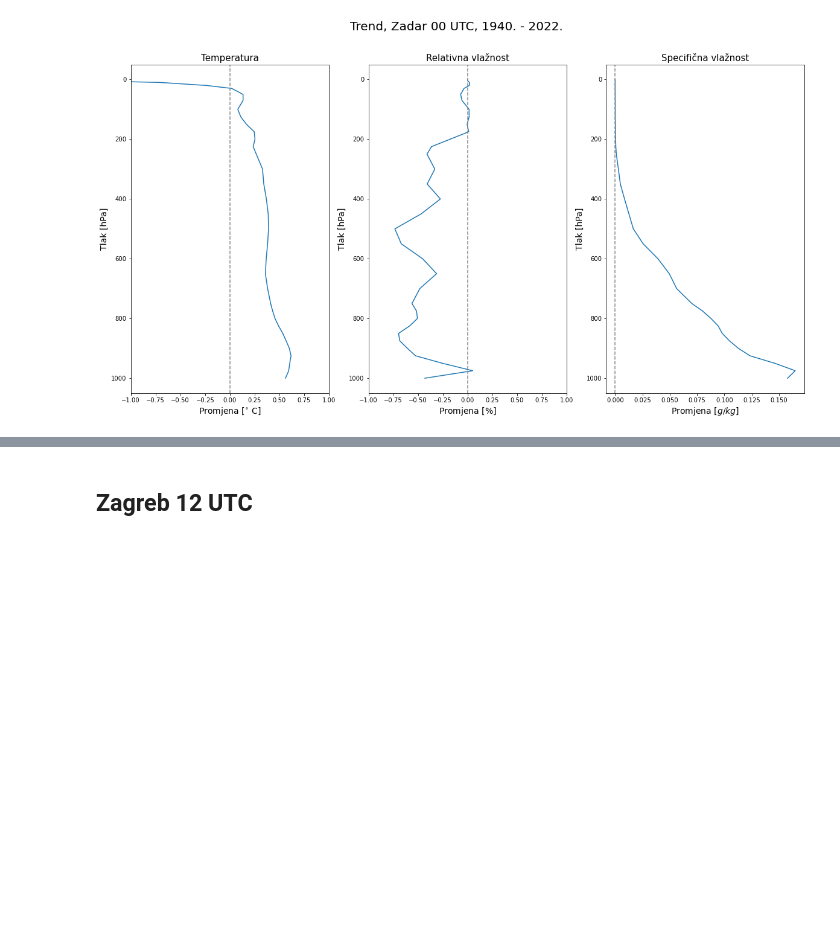
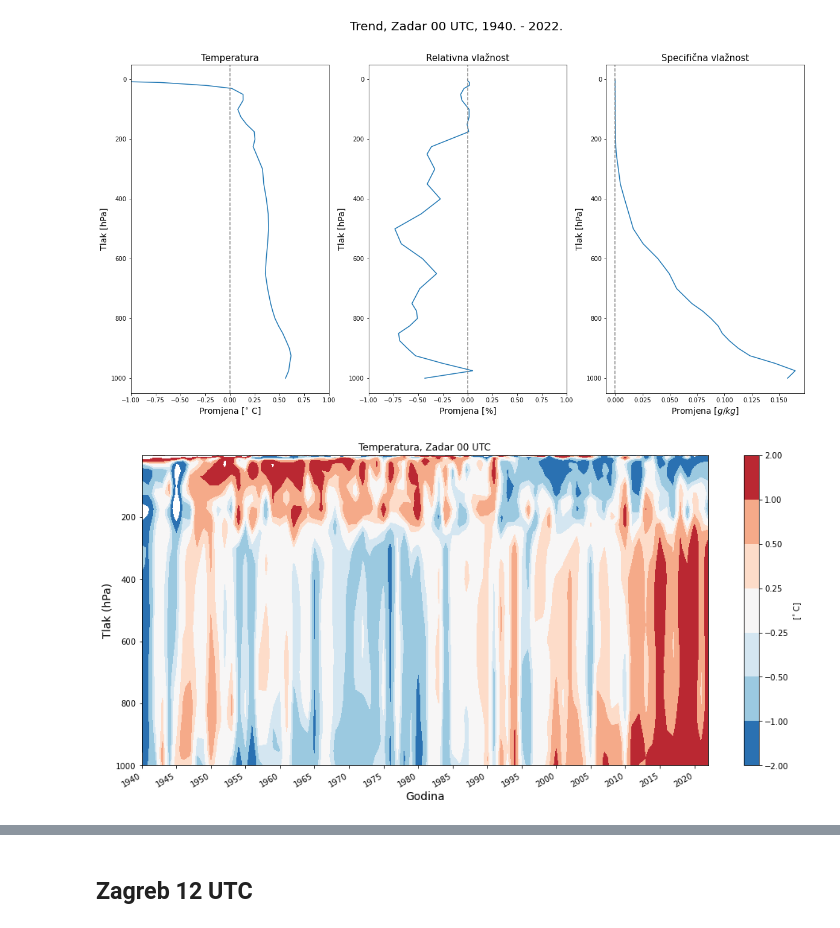
Before and after one commit to oyrad/diplomatic-work, a Jupyter notebook: cda.ipynb, the cells around one changed output, grey strips where cells are left out. Saved outputs shown, nothing was run; the diff lists cells and outputs as text; code cells hidden in the pictures; blank space fills up the shorter version.

```diff
--- a/cda.ipynb
+++ b/cda.ipynb
@@ -171,3 +252,7 @@ graph_trend(zg_temp_00, zg_rel_00, zg_spec_00, "Trend, Zadar 00 UTC, 1940. - 202
 plt.savefig("zd_00.png")
 # %% [output]
 [figure]
+# %%
+graph_hovmoeller(zd_temp_00, cmap_levels=hovmoeller_temp_levels, title="Temperatura, Zadar 00 UTC", cmap_label=r"[$^{\circ}$ C]")
+# %% [output]
+[figure, added]
```
Also changed, not shown: parts of 20 cells of this notebook.
